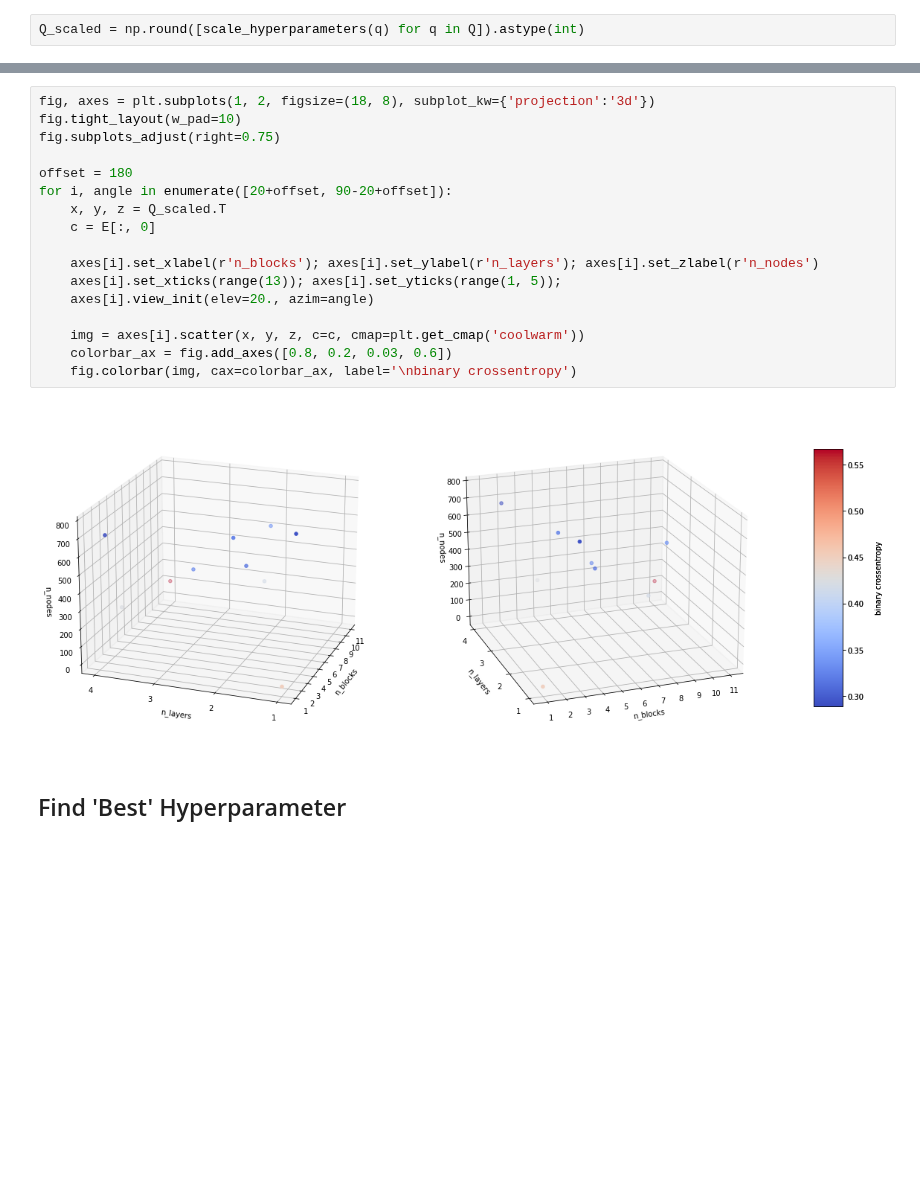
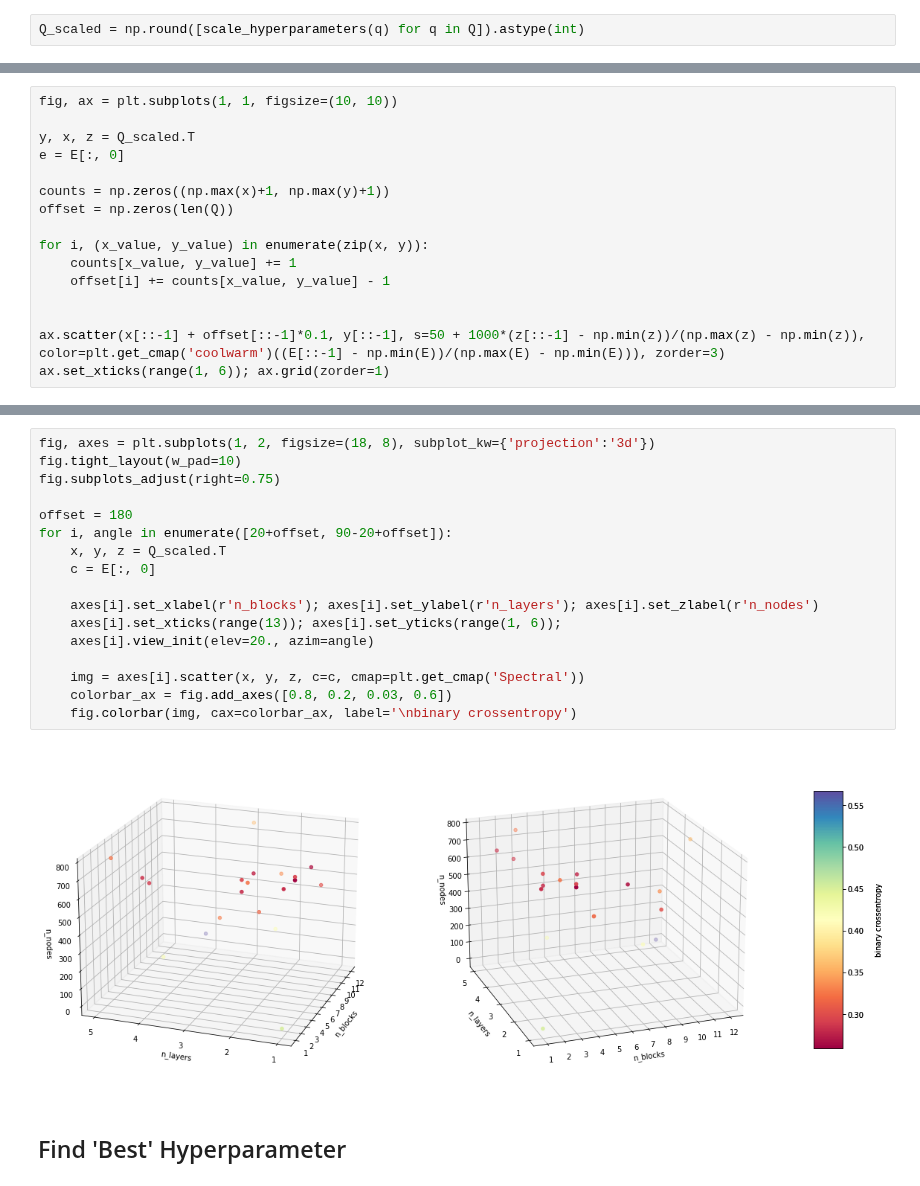
Before and after one commit to psaegert/AML-Final, a Jupyter notebook: models/INN/evaluate_INN.ipynb, the cells around one changed output, grey strips where cells are left out. Drawn from its saved outputs; the diff is of its cells as text; blank space fills up the shorter version.

Commit message:
optimization checkpoint, new inn plot

```diff
--- a/models/INN/evaluate_INN.ipynb
+++ b/models/INN/evaluate_INN.ipynb
@@ -109,0 +110,16 @@ axes[1].set_xticks(range(1, 5));
+# %%
+fig, ax = plt.subplots(1, 1, figsize=(10, 10))
+
+y, x, z = Q_scaled.T
+e = E[:, 0]
+
+counts = np.zeros((np.max(x)+1, np.max(y)+1))
+offset = np.zeros(len(Q))
+
+for i, (x_value, y_value) in enumerate(zip(x, y)):
+    counts[x_value, y_value] += 1
+    offset[i] += counts[x_value, y_value] - 1
+
+
+ax.scatter(x[::-1] + offset[::-1]*0.1, y[::-1], s=50 + 1000*(z[::-1] - np.min(z))/(np.max(z) - np.min(z)), color=plt.get_cmap('coolwarm')((E[::-1] - np.min(E))/(np.max(E) - np.min(E))), zorder=3)
+ax.set_xticks(range(1, 6)); ax.grid(zorder=1)
@@ -110,22 +128,22 @@ axes[1].set_xticks(range(1, 5));
 # %%
 fig, axes = plt.subplots(1, 2, figsize=(18, 8), subplot_kw={'projection':'3d'})
 fig.tight_layout(w_pad=10)
 fig.subplots_adjust(right=0.75)
 
 offset = 180
 for i, angle in enumerate([20+offset, 90-20+offset]):
     x, y, z = Q_scaled.T
     c = E[:, 0]
 
     axes[i].set_xlabel(r'n_blocks'); axes[i].set_ylabel(r'n_layers'); axes[i].set_zlabel(r'n_nodes')
-    axes[i].set_xticks(range(13)); axes[i].set_yticks(range(1, 5));
+    axes[i].set_xticks(range(13)); axes[i].set_yticks(range(1, 6));
     axes[i].view_init(elev=20., azim=angle)
 
-    img = axes[i].scatter(x, y, z, c=c, cmap=plt.get_cmap('coolwarm'))
+    img = axes[i].scatter(x, y, z, c=c, cmap=plt.get_cmap('Spectral'))
     colorbar_ax = fig.add_axes([0.8, 0.2, 0.03, 0.6])
     fig.colorbar(img, cax=colorbar_ax, label='\nbinary crossentropy')
 # %% [output]
-[figure, old version]
+[figure, new version]
 # %% [markdown]
 ## Find 'Best' Hyperparameter
 # %%
```
Also changed, not shown: parts of 3 cells of this notebook, 3 other files.
